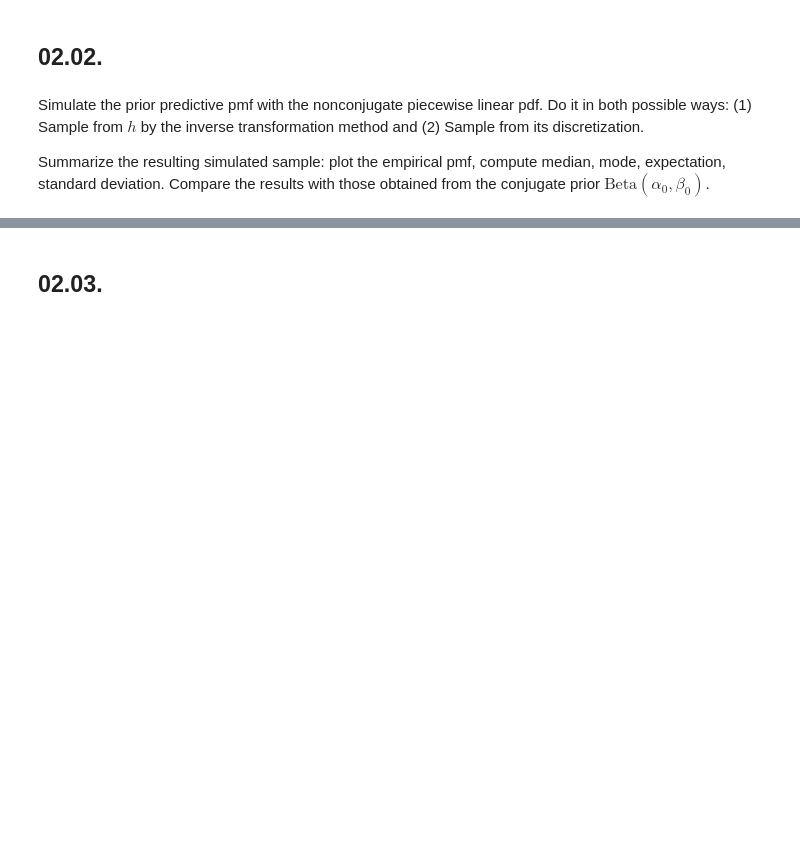
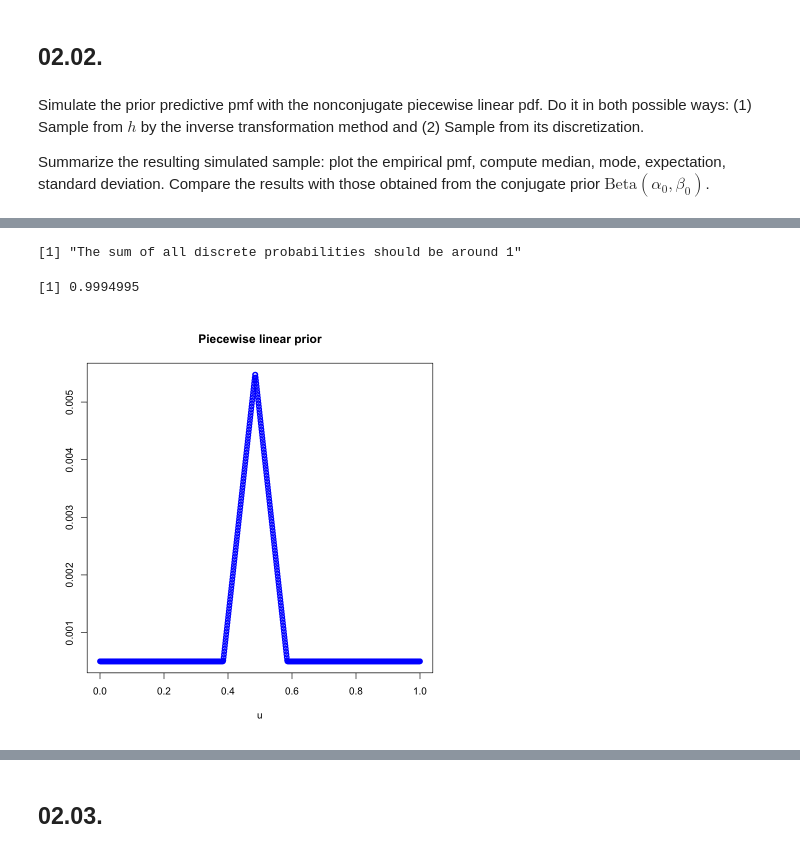
Before and after one commit to alcome1614/Bayesian, a Jupyter notebook: Homework1/Binomial.model.02.Placenta.previa.pub.ipynb, the cells around one changed output, grey strips where cells are left out. Drawn from its saved outputs; the diff is of its cells as text; code cells hidden in the pictures; blank space fills up the shorter version.

```diff
--- a/Homework1/Binomial.model.02.Placenta.previa.pub.ipynb
+++ b/Homework1/Binomial.model.02.Placenta.previa.pub.ipynb
@@ -565,0 +604,14 @@ plot(s,r)
+# %%
+N<-1000 # number of grid intervals
+t<-seq(0,1,length=N)
+t<-t[-N]# remove last point (equal to 1: we want N intervals)
+
+u<-seq(0,1,length=N)
+probs <- h(u)/N
+plot(u,h(u)/N,lwd=2,col="blue",ylab="",main="Piecewise linear prior")
+print("The sum of all discrete probabilities should be around 1")
+(sum(probs))
+# %% [output]
+[1] "The sum of all discrete probabilities should be around 1"
+[1] 0.9994995
+[figure, added]
```
Also changed, not shown: parts of 22 cells of this notebook, 1 other file.
